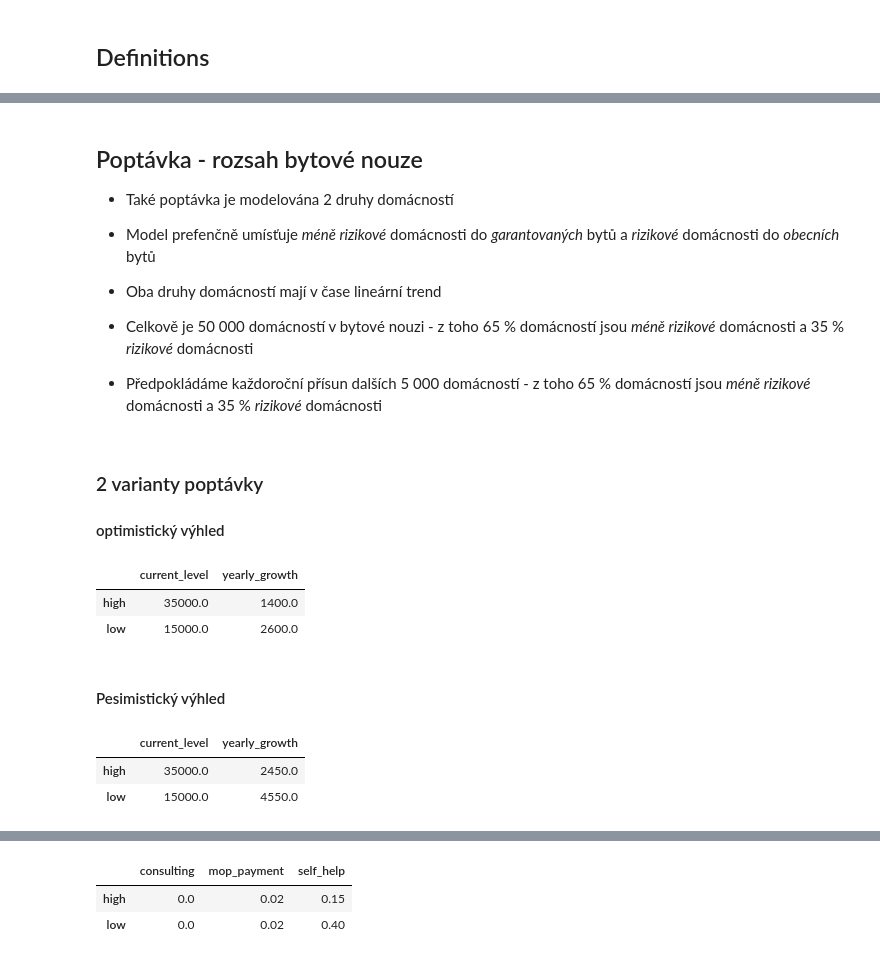
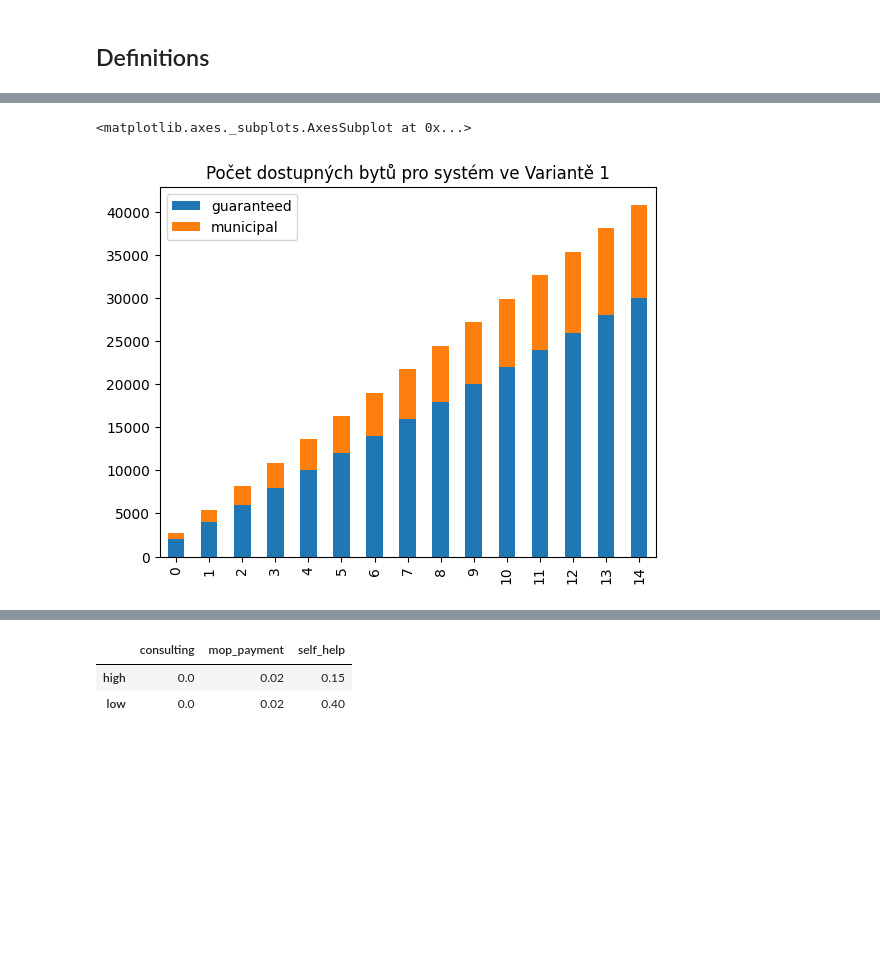
Before and after one commit to vitekzkytek/SocialHousingModel, a Jupyter notebook: model.ipynb, the cells around one changed output, grey strips where cells are left out. Cells and saved outputs as stored; diff of their text form; code cells hidden in the pictures; blank space fills up the shorter version.

```diff
--- a/model.ipynb
+++ b/model.ipynb
@@ -16,3 +19,5 @@ from analysis import *
 import copy
 
 idx = pd.IndexSlice
+
+years = np.arange(15)
@@ -45,48 +126,20 @@ The autoreload extension is already loaded. To reload it, use:
-# %% [markdown]
-## Poptávka - rozsah bytové nouze
-
-* Také poptávka je modelována 2 druhy domácností
-* Model prefenčně umísťuje *méně rizikové* domácnosti do *garantovaných* bytů a *rizikové* domácnosti do *obecních* bytů
-* Oba druhy domácností mají v čase lineární trend
-
-* Celkově je 50 000 domácností v bytové nouzi - z toho 65 % domácností jsou  *méně rizikové* domácnosti a  35 % *rizikové* domácnosti
-* Předpokládáme každoroční přísun dalších 5 000 domácností - z toho 65 % domácností jsou  *méně rizikové* domácnosti a  35 % *rizikové* domácnosti
-# %% [markdown]
-### 2 varianty poptávky
-#### optimistický výhled
-# %%
-current_level = 50000
-yearly_growth_optimistic = 4000 #3000
-
-high_current = .7
-high_yearly = .35
-
-hhs_inflow_optimistic = pd.Series({
-    ('low','current_level'): (1 - high_current) * current_level,
-    ('low','yearly_growth'): (1 - high_yearly) * yearly_growth_optimistic,
-    ('high','current_level'): high_current * current_level,
-    ('high','yearly_growth'): high_yearly * yearly_growth_optimistic,
-}).unstack()
-hhs_inflow_optimistic
-# %% [output]
-|  | current_level | yearly_growth |
-| high | 35000.0 | 1400.0 |
-| low | 15000.0 | 2600.0 |
-# %% [markdown]
-#### Pesimistický výhled
-# %%
-yearly_growth_pesimistic = 7000 #6000
-
-hhs_inflow_pesimistic = pd.Series({
-    ('low','current_level'): (1 - high_current) * current_level,
-    ('low','yearly_growth'): (1 - high_yearly) * yearly_growth_pesimistic,
-    ('high','current_level'): high_current * current_level,
-    ('high','yearly_growth'): high_yearly * yearly_growth_pesimistic,
-}).unstack()
-hhs_inflow_pesimistic
-# %% [output]
-|  | current_level | yearly_growth |
-| high | 35000.0 | 2450.0 |
-| low | 15000.0 | 4550.0 |
+# %%
+guaranteed_yearly_apartments = 2000
+municipal_apartments_today = 161100
+municipal_yearly_new_apartments = 300
+municipal_existing_availability_rate = 0.004
+municipal_new_availability_rate = 0.25
+
+simulate_apartment_stock(
+        guaranteed_yearly_apartments=guaranteed_yearly_apartments,
+        municipal_apartments_today=municipal_apartments_today,
+        municipal_yearly_new_apartments=municipal_yearly_new_apartments,
+        municipal_existing_availability_rate=municipal_existing_availability_rate,
+        municipal_new_availability_rate=municipal_new_availability_rate,
+        years=years
+    ).plot.bar(stacked=True, title='Počet dostupných bytů pro systém ve Variantě 1')
+# %% [output]
+<matplotlib.axes._subplots.AxesSubplot at 0x...>
+[figure, added]
 # %% [markdown]
 ## Intervence a průchod domácnosti systémem
```
Also changed, not shown: parts of 74 cells of this notebook, 2 other files.
